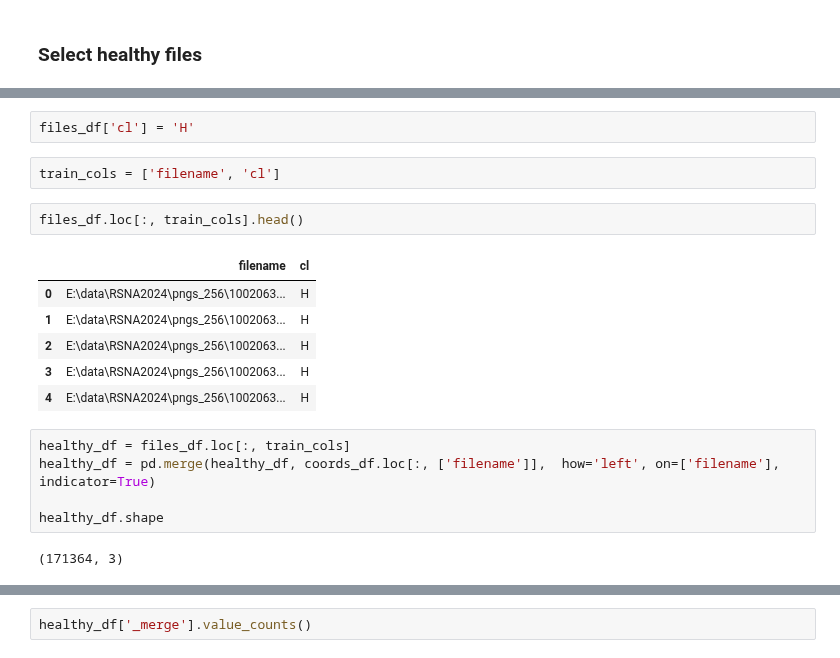
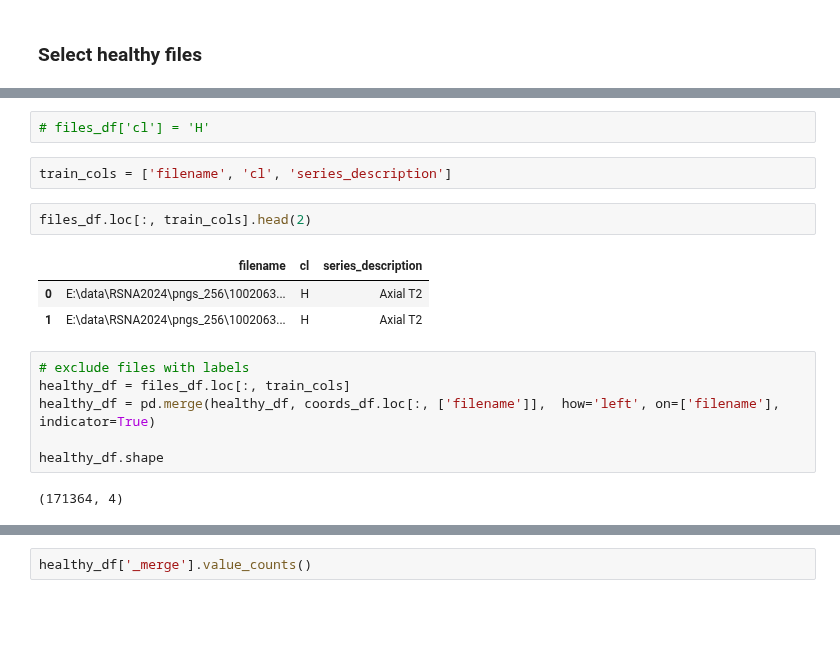
Before and after one commit to rosulucian/deep_learning_playground, a Jupyter notebook: kaggle/RSNA/train.ipynb, the cells around one changed output, grey strips where cells are left out. Drawn from its saved outputs; the diff is of its cells as text; blank space fills up the shorter version.

```diff
--- a/kaggle/RSNA/train.ipynb
+++ b/kaggle/RSNA/train.ipynb
@@ -606,20 +607,18 @@ files_df.shape, files_df.filename.nunique(), coords_df.filename.nunique()
 # %%
-files_df['cl'] = 'H'
+# files_df['cl'] = 'H'
 # %%
-train_cols = ['filename', 'cl']
+train_cols = ['filename', 'cl', 'series_description']
 # %%
-files_df.loc[:, train_cols].head()
+files_df.loc[:, train_cols].head(2)
 # %% [output]
-|  | filename | cl |
-| 0 | E:\data\RSNA2024\pngs_256\1002063... | H |
-| 1 | E:\data\RSNA2024\pngs_256\1002063... | H |
-| 2 | E:\data\RSNA2024\pngs_256\1002063... | H |
-| 3 | E:\data\RSNA2024\pngs_256\1002063... | H |
-| 4 | E:\data\RSNA2024\pngs_256\1002063... | H |
+|  | filename | cl | series_description |
+| 0 | E:\data\RSNA2024\pngs_256\1002063... | H | Axial T2 |
+| 1 | E:\data\RSNA2024\pngs_256\1002063... | H | Axial T2 |
 # %%
+# exclude files with labels
 healthy_df = files_df.loc[:, train_cols]
 healthy_df = pd.merge(healthy_df, coords_df.loc[:, ['filename']],  how='left', on=['filename'], indicator=True)
 
 healthy_df.shape
 # %% [output]
-(171364, 3)
+(171364, 4)
```
Also changed, not shown: parts of 31 cells of this notebook, 1 other file.
